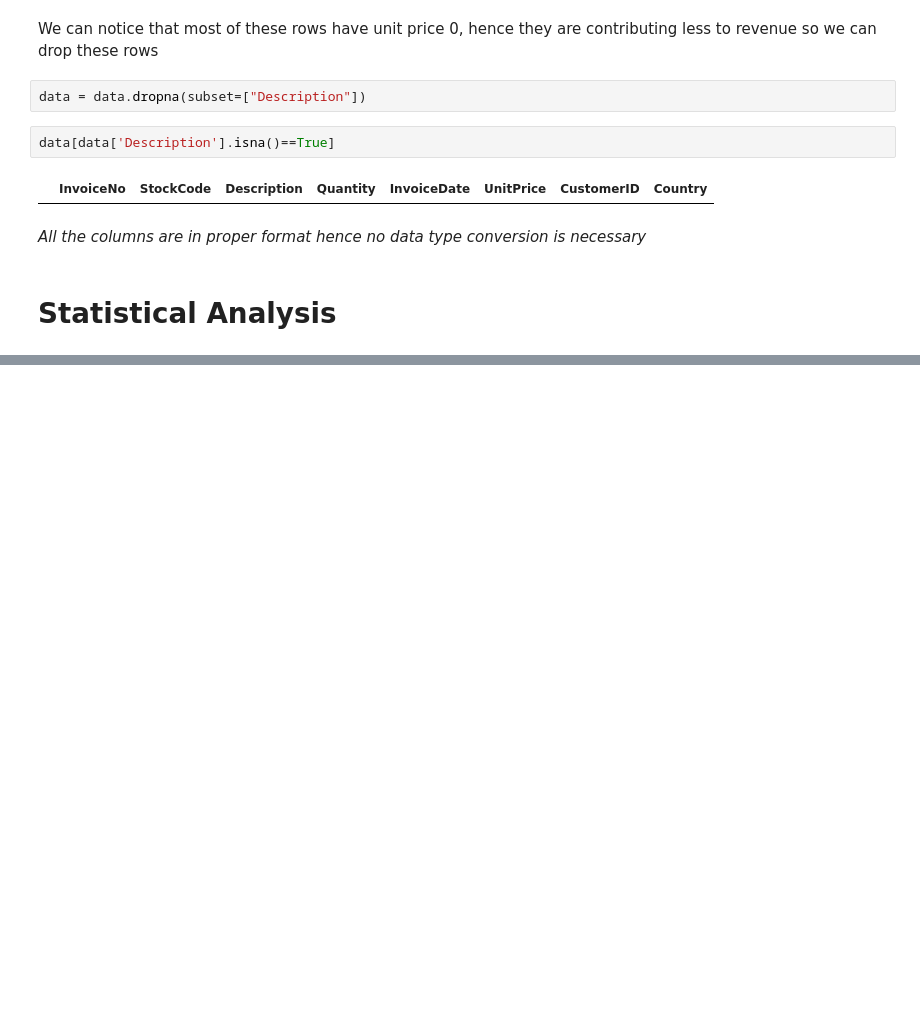
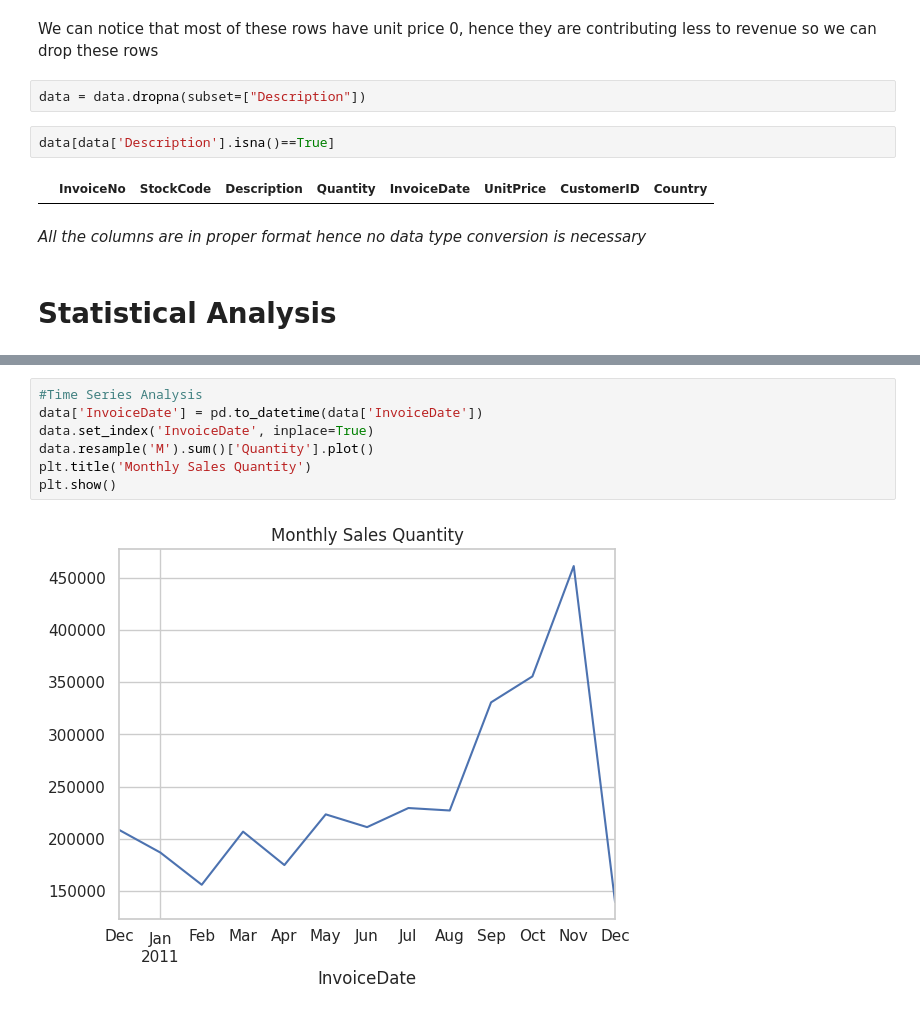
Before and after one commit to AnchalSharma02/Data-Science, a Jupyter notebook: Retail_Dataset_Analysis.ipynb, the cells around one changed output, grey strips where cells are left out. Cells and saved outputs as stored; diff of their text form; blank space fills up the shorter version.

Commit message:
performed Statistical Analysis

```diff
--- a/Retail_Dataset_Analysis.ipynb
+++ b/Retail_Dataset_Analysis.ipynb
@@ -281,0 +436,9 @@ data[data['Description'].isna()==True]
+# %%
+#Time Series Analysis
+data['InvoiceDate'] = pd.to_datetime(data['InvoiceDate'])
+data.set_index('InvoiceDate', inplace=True)
+data.resample('M').sum()['Quantity'].plot()
+plt.title('Monthly Sales Quantity')
+plt.show()
+# %% [output]
+[figure, added]
```
Also changed, not shown: parts of 22 cells of this notebook.
